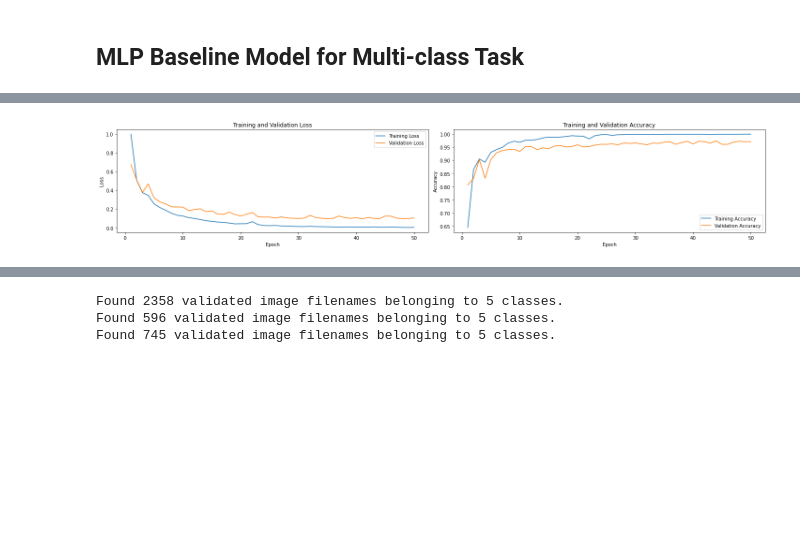
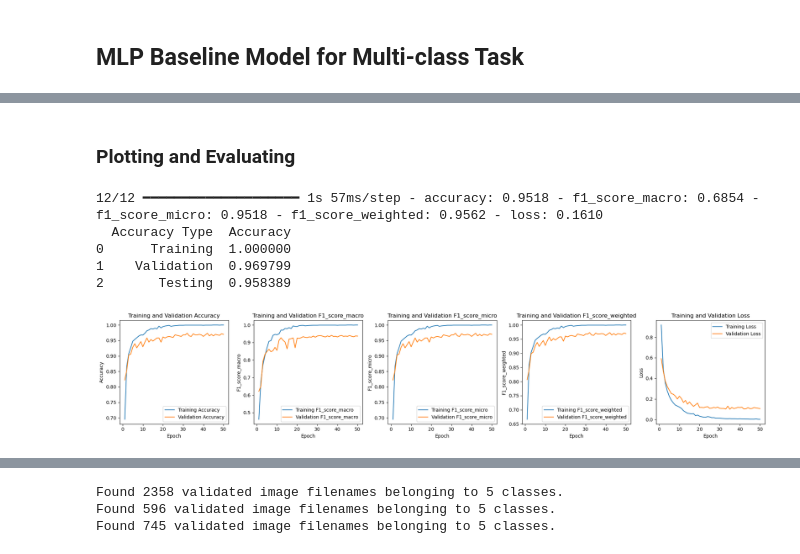
Before and after one commit to lettucend/CML_assignment2, a Jupyter notebook: A2/shapes.ipynb, the cells around one changed output, grey strips where cells are left out. Cells and saved outputs as stored; diff of their text form; code cells hidden in the pictures; blank space fills up the shorter version.

```diff
--- a/A2/shapes.ipynb
+++ b/A2/shapes.ipynb
@@ -341,7 +393,12 @@ baseline_categorical = tf.keras.models.Sequential([
     tf.keras.layers.Dense(512, activation='relu'),
     tf.keras.layers.Dense(num_classes, activation='softmax')
 ])
-# %%
-baseline_categorical.compile(loss='categorical_crossentropy',
-                        optimizer=tf.keras.optimizers.Adam(),
-                        metrics=['accuracy'])
+# %%
+baseline_categorical.compile(loss='categorical_crossentropy',
+                        optimizer=tf.keras.optimizers.Adam(),
+                        metrics=[
+        'accuracy',
+        tf.keras.metrics.F1Score(average='macro', name='f1_score_macro'), #Get F1 Score by tensorflow API
+        tf.keras.metrics.F1Score(average='micro', name='f1_score_micro'),
+        tf.keras.metrics.F1Score(average='weighted', name='f1_score_weighted')
+    ])
@@ -348,9 +407,11 @@ baseline_categorical.compile(loss='categorical_crossentropy',
 # %%
 epochs = 50
+macro_f1_callback = MacroF1Callback(val_generator)
 history_baseline_categorical = baseline_categorical.fit(
     train_generator,
     validation_data=val_generator,
-    epochs=epochs
+    epochs=epochs,
+
 )
 # %% [output]
 Epoch 1/50
@@ -373,31 +434,58 @@ Epoch 50/50
+# %% [markdown]
+### Plotting and Evaluating
 # %%
+import pandas as pd
 import matplotlib.pyplot as plt
+
+# Assuming you already have test_generator or similar test data
+test_loss, test_accuracy, _, _, _ = baseline_categorical.evaluate(test_generator)
+
+# Get training and validation accuracy from the history object
+train_accuracy = history_baseline_categorical.history['accuracy'][-1]
+val_accuracy = history_baseline_categorical.history['val_accuracy'][-1]
+
+# Create data dictionary
+data = {
+    'Accuracy Type': ['Training', 'Validation', 'Testing'],
+    'Accuracy': [train_accuracy, val_accuracy, test_accuracy]
+}
+
+# Create DataFrame
+df = pd.DataFrame(data)
+
+# Display DataFrame
+print(df)
 
 def plot_training_history(history):
     """
     Plot training and validation metrics based on the History object from a Keras model.
 
     Parameters:
     - history: History object returned from the fit method.
     """
     epochs_range = range(1, len(history.history['accuracy']) + 1)  # Assuming there's at least the 'accuracy' metric
     metrics = [key for key in history.history.keys() if not key.startswith("val_")]  # Retrieve all non-validation metrics
     _, axes = plt.subplots(1, len(metrics), figsize=(20, 4))  # Dynamically adjust the number of subplots based on the number of metrics
 
     for idx, metric in enumerate(metrics):
         # Plot the training and validation curve for each metric in each subplot
         axes[idx].plot(epochs_range, history.history[metric], label=f'Training {metric.capitalize()}')
         axes[idx].plot(epochs_range, history.history[f"val_{metric}"], label=f'Validation {metric.capitalize()}')
         axes[idx].legend()
         axes[idx].set_title(f'Training and Validation {metric.capitalize()}')
         axes[idx].set_xlabel('Epoch')
         axes[idx].set_ylabel(metric.capitalize())
 
     plt.tight_layout()
     plt.show()
 
 # Assuming history_baseline_categorical is the training history object of your MLP model
 # Call the function to plot
 plot_training_history(history_baseline_categorical)
 # %% [output]
+12/12 ━━━━━━━━━━━━━━━━━━━━ 1s 57ms/step - accuracy: 0.9518 - f1_score_macro: 0.6854 - f1_score_micro: 0.9518 - f1_score_weighted: 0.9562 - loss: 0.1610
+  Accuracy Type  Accuracy
+0      Training  1.000000
+1    Validation  0.969799
+2       Testing  0.958389
-[figure, old version]
+[figure, new version]
```
Also changed, not shown: parts of 51 cells of this notebook.
